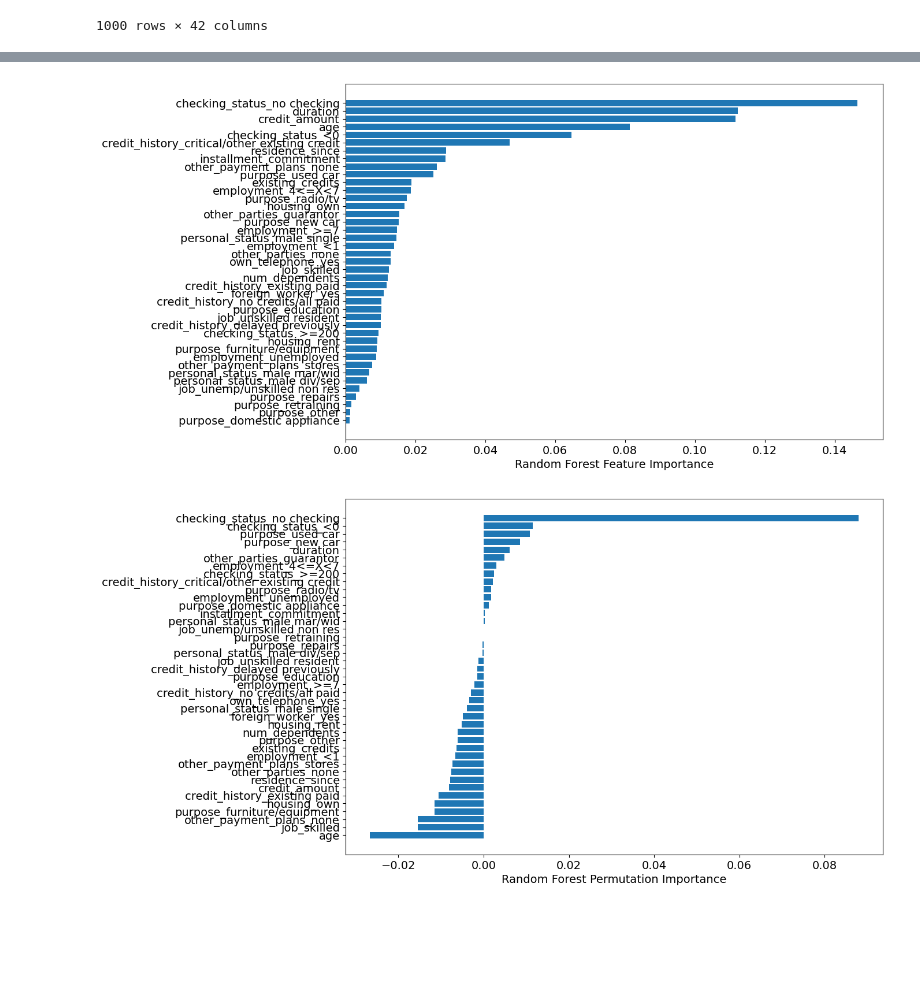
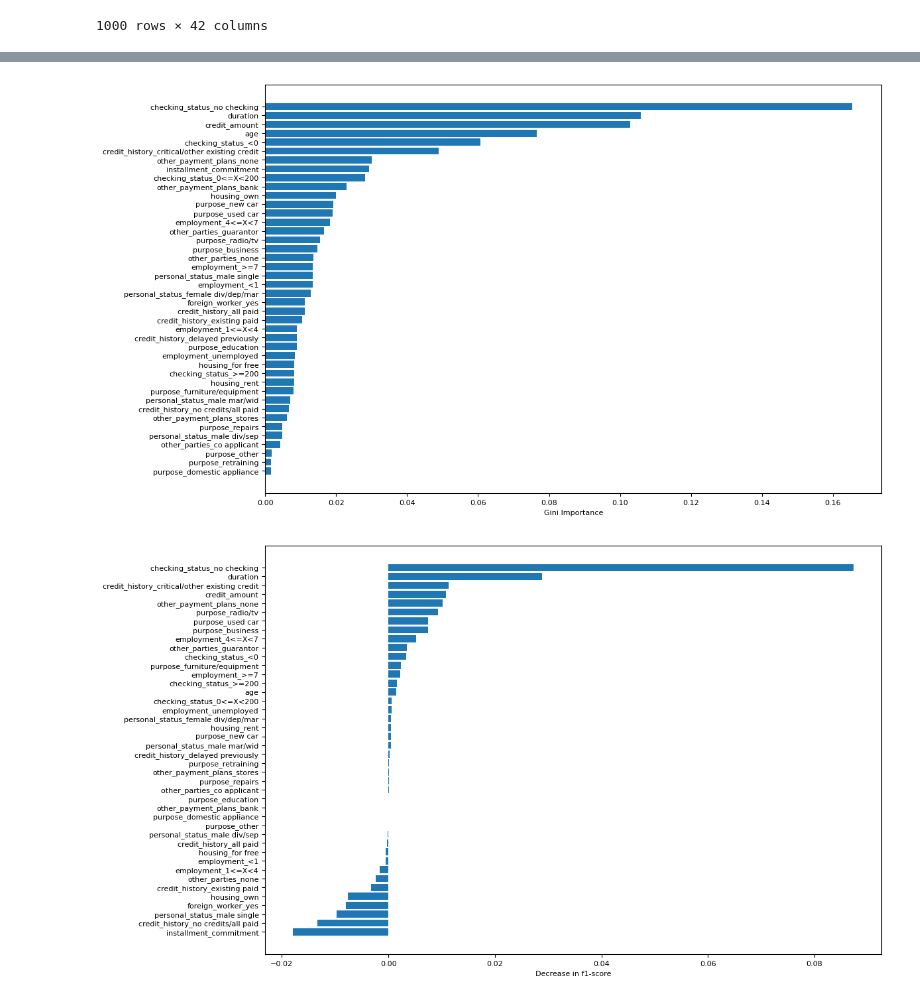
Before and after one commit to MaxPersoon/XAI-Project, a Jupyter notebook: XAI_group_project_DT.ipynb, the cells around one changed output, grey strips where cells are left out. Cells and saved outputs as stored; diff of their text form; code cells hidden in the pictures; blank space fills up the shorter version.

Commit message:
Analysis of Naive Classifier + Feature (Permutation) Importance

```diff
--- a/XAI_group_project_DT.ipynb
+++ b/XAI_group_project_DT.ipynb
@@ -256,24 +256,42 @@ pd.concat([X_prime, y], axis=1).to_csv("model/training_data.csv", index=False)
 # - Mean of these metrics over all folds is equal to the numbers above and the standard deviations are all 0
 # %%
-clf = RandomForestClassifier(max_depth=7, class_weight={"good": 1, "bad": 5}, random_state=random_state).fit(X_prime, y)
+import matplotlib.pyplot as plt
 
-sorted_idx = clf.feature_importances_.argsort()
-features_list = X_prime.columns.values
-plt.barh(features_list[sorted_idx], clf.feature_importances_[sorted_idx])
-plt.xlabel("Random Forest Feature Importance");
+plt.rcParams.update({'figure.figsize': (12.0, 8.0)})
+plt.rcParams.update({'font.size': 8})
+
+order = clf.feature_importances_.argsort()
+plt.barh(X_prime.columns[order], clf.feature_importances_[order])
+plt.xlabel("Gini Importance");
 # %% [output]
-[figure, old version]
+[figure, new version]
 # %%
 from sklearn.model_selection import train_test_split
+from sklearn.inspection import permutation_importance
 
 # Permutation feature importance scores for each feature
 X_train, X_test, y_train, y_test = train_test_split(X_prime, y, test_size=.3, random_state=random_state, stratify=y)
-clf = RandomForestClassifier(max_depth=7, class_weight={"good": 1, "bad": 5}, random_state=random_state).fit(X_train, y_train)
-perm_importance = permutation_importance(clf, X_test, y_test, random_state=random_state, sample_weight=y_test.apply(lambda x: 5 if x == "bad" else 1))
+w_train, w_test = sample_weights[y_train.index], sample_weights[y_test.index]
+
+clf = RandomForestClassifier(max_depth=7, random_state=random_state).fit(X_train, y_train, sample_weight=w_train)
+
+# Optimize for n_repeats
+# n_repeats = 0
+# prev_importance = np.zeros(X_prime.shape[1])
+# importance = np.ones(X_prime.shape[1])
+#
+# while (np.abs(importance - prev_importance) > .001).any():
+#     n_repeats += 10
+#     prev_importance = importance
+#
+#     perm_importance = permutation_importance(clf, X_test, y_test, scoring="f1", n_repeats=n_repeats, random_state=random_state, sample_weight=w_test)
+#     importance = perm_importance.importances_mean
+
+perm_importance = permutation_importance(clf, X_test, y_test, scoring="f1", n_repeats=60, random_state=random_state, sample_weight=w_test)
 
 # Show the permutation feature importance scores on the bar graph
-sorted_idx = perm_importance.importances_mean.argsort()
-plt.barh(X_prime.columns[sorted_idx], perm_importance.importances_mean[sorted_idx])
-plt.xlabel("Random Forest Permutation Importance");
+order = perm_importance.importances_mean.argsort()
+plt.barh(X_prime.columns[order], perm_importance.importances_mean[order])
+plt.xlabel("Decrease in f1-score");
 # %% [output]
-[figure, old version]
+[figure, new version]
```
Also changed, not shown: parts of 1 cell of this notebook.
